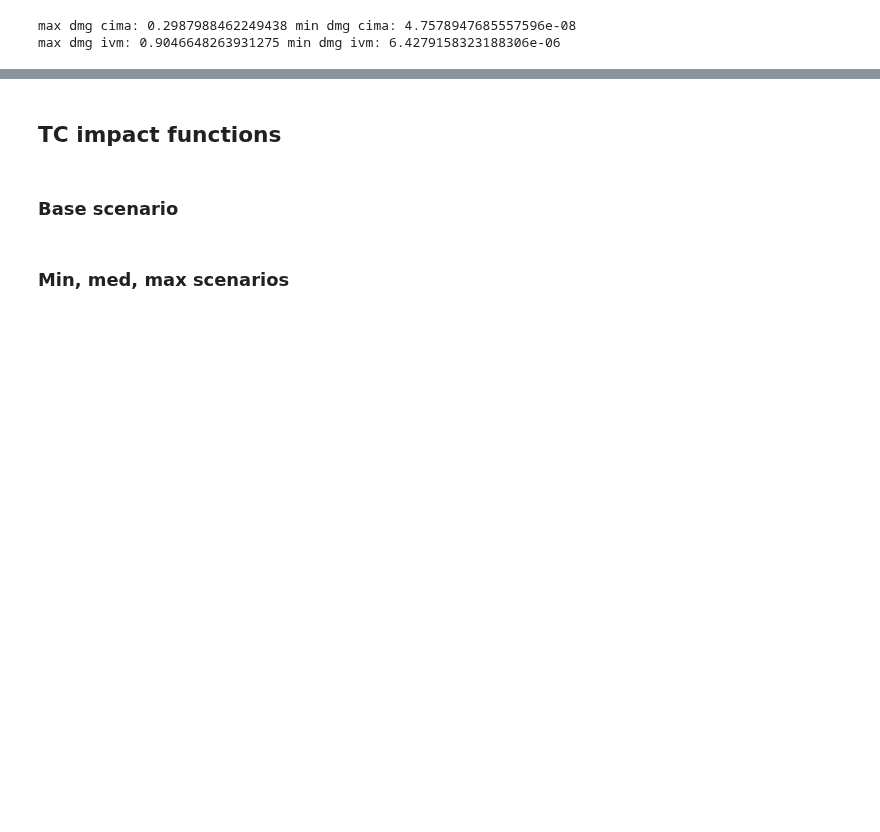
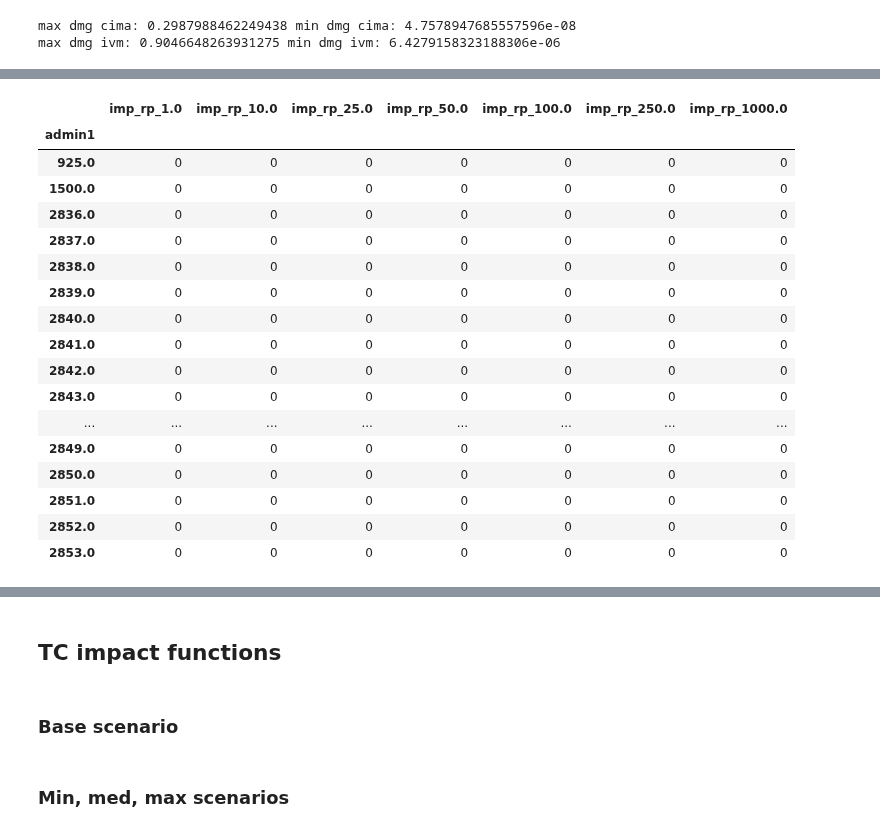
Before and after one commit to Evelyn-M/global-displacement-risk, a Jupyter notebook: doc/tutorial_building-fraction-impacts.ipynb, the cells around one changed output, grey strips where cells are left out. Saved outputs shown, nothing was run; the diff lists cells and outputs as text; code cells hidden in the pictures; blank space fills up the shorter version.

```diff
--- a/doc/tutorial_building-fraction-impacts.ipynb
+++ b/doc/tutorial_building-fraction-impacts.ipynb
@@ -164,0 +192,11 @@ displ_high_ivm = impact_bldg_ivm.imp_mat > dmg_thresh_high
+# %%
+displ_full = displ_low_cima.toarray()
+# %%
+# get indices to sum over for each of the 7 RPs(rows)
+ix_rps = {}
+for ix, rp in enumerate(rps):
+    ix_rps[rp] = np.arange(0+ix,displ_full.shape[0],7)
+# %%
+# save impacts to exposure gdf
+for rp in rps:
+    exp.gdf[f'imp_rp_{rp}'] = displ_full[ix_rps[rp],:].astype(int).sum(axis=0)
@@ -164,0 +213,24 @@ displ_high_ivm = impact_bldg_ivm.imp_mat > dmg_thresh_high
+# %%
+# groupe exposure gdf by admin1 and sum over impacts (keep only these)
+imps_admin1 = exp.gdf.groupby('admin1').sum()[[f'imp_rp_{rp}' for rp in rps]]
+# %%
+imps_admin1
+# %% [output]
+|  | imp_rp_1.0 | imp_rp_10.0 | imp_rp_25.0 | imp_rp_50.0 | imp_rp_100.0 | imp_rp_250.0 | imp_rp_1000.0 |
+| admin1 |  |  |  |  |  |  |  |
+| 925.0 | 0 | 0 | 0 | 0 | 0 | 0 | 0 |
+| 1500.0 | 0 | 0 | 0 | 0 | 0 | 0 | 0 |
+| 2836.0 | 0 | 0 | 0 | 0 | 0 | 0 | 0 |
+| 2837.0 | 0 | 0 | 0 | 0 | 0 | 0 | 0 |
+| 2838.0 | 0 | 0 | 0 | 0 | 0 | 0 | 0 |
+| 2839.0 | 0 | 0 | 0 | 0 | 0 | 0 | 0 |
+| 2840.0 | 0 | 0 | 0 | 0 | 0 | 0 | 0 |
+| 2841.0 | 0 | 0 | 0 | 0 | 0 | 0 | 0 |
+| 2842.0 | 0 | 0 | 0 | 0 | 0 | 0 | 0 |
+| 2843.0 | 0 | 0 | 0 | 0 | 0 | 0 | 0 |
+| ... | ... | ... | ... | ... | ... | ... | ... |
+| 2849.0 | 0 | 0 | 0 | 0 | 0 | 0 | 0 |
+| 2850.0 | 0 | 0 | 0 | 0 | 0 | 0 | 0 |
+| 2851.0 | 0 | 0 | 0 | 0 | 0 | 0 | 0 |
+| 2852.0 | 0 | 0 | 0 | 0 | 0 | 0 | 0 |
+| 2853.0 | 0 | 0 | 0 | 0 | 0 | 0 | 0 |
```
Also changed, not shown: parts of 16 cells of this notebook.
